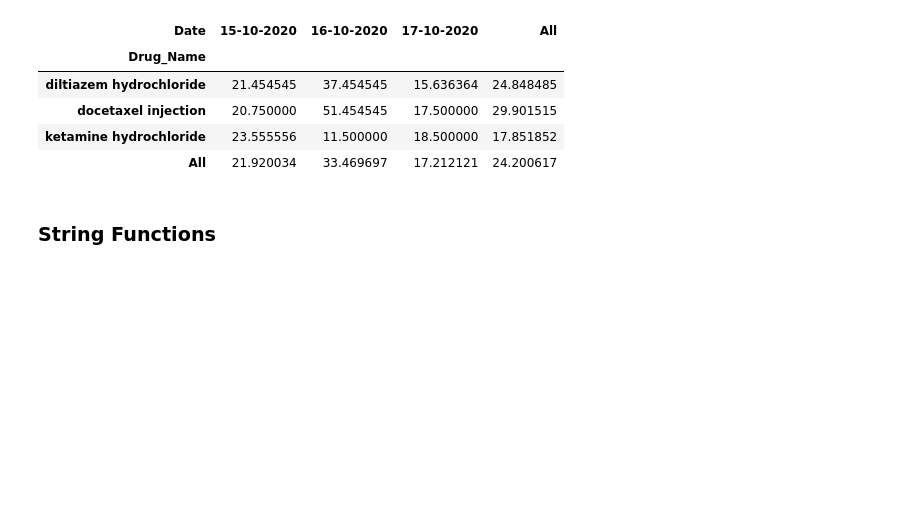
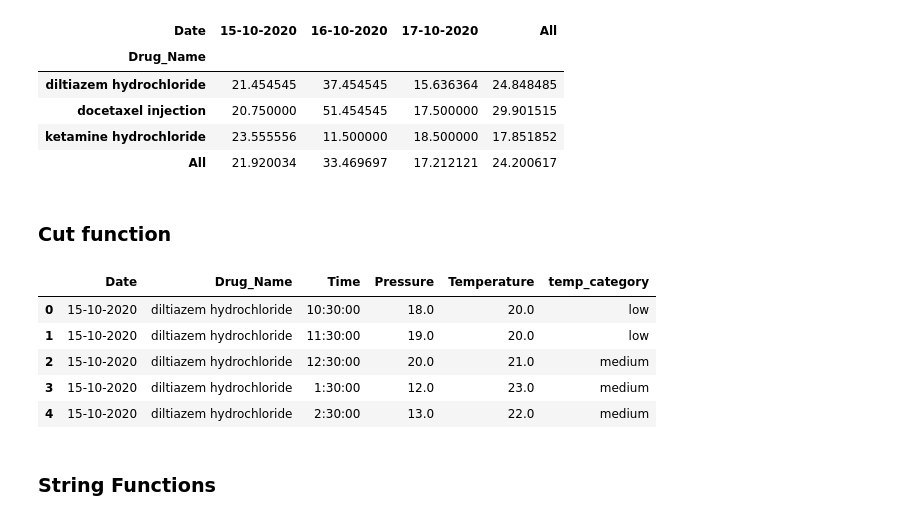
Before and after one commit to Abarajithan-Selvaraj/scaler-dsml-notes, a Jupyter notebook: 03 Python Libraries/pandas.ipynb, the cells around one changed output. Drawn from its saved outputs; the diff is of its cells as text; code cells hidden in the pictures; blank space fills up the shorter version.

```diff
--- a/03 Python Libraries/pandas.ipynb
+++ b/03 Python Libraries/pandas.ipynb
@@ -1098,3 +1098,5 @@ pd.pivot_table(df, index="Drug_Name", columns="Date", values="Temperature", aggf
 | docetaxel injection | 20.750000 | 51.454545 | 17.500000 | 29.901515 |
 | ketamine hydrochloride | 23.555556 | 11.500000 | 18.500000 | 17.851852 |
 | All | 21.920034 | 33.469697 | 17.212121 | 24.200617 |
+# %% [markdown]
+### Cut function
@@ -1101,3 +1110,17 @@ pd.pivot_table(df, index="Drug_Name", columns="Date", values="Temperature", aggf
+# %%
+bins = [0, 20, 35, 50, 100]
+labels = ["low", "medium", "high", "very-high"]
+
+dff["temp_category"] = pd.cut(dff["Temperature"], bins=bins, labels=labels)   # use "right=False" parameter if right boundary has to be excluded; by default right boundary is included.
+# %%
+dff.head()
+# %% [output]
+|  | Date | Drug_Name | Time | Pressure | Temperature | temp_category |
+| 0 | 15-10-2020 | diltiazem hydrochloride | 10:30:00 | 18.0 | 20.0 | low |
+| 1 | 15-10-2020 | diltiazem hydrochloride | 11:30:00 | 19.0 | 20.0 | low |
+| 2 | 15-10-2020 | diltiazem hydrochloride | 12:30:00 | 20.0 | 21.0 | medium |
+| 3 | 15-10-2020 | diltiazem hydrochloride | 1:30:00 | 12.0 | 23.0 | medium |
+| 4 | 15-10-2020 | diltiazem hydrochloride | 2:30:00 | 13.0 | 22.0 | medium |
 # %% [markdown]
 ### String Functions
 # %%
```
Also changed, not shown: parts of 1 cell of this notebook, 2 other files.
